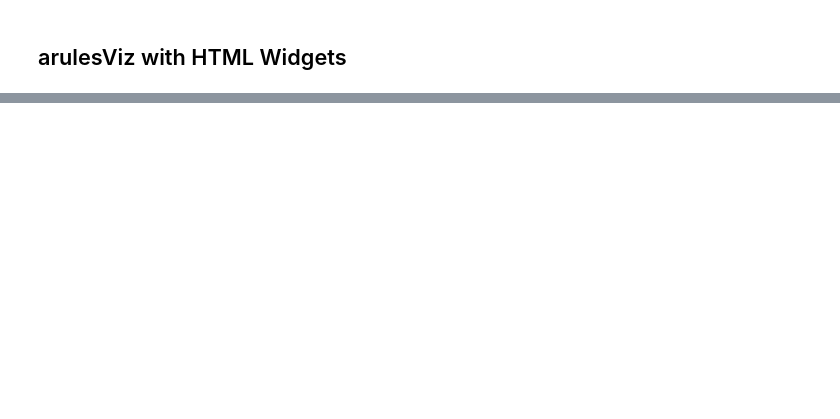
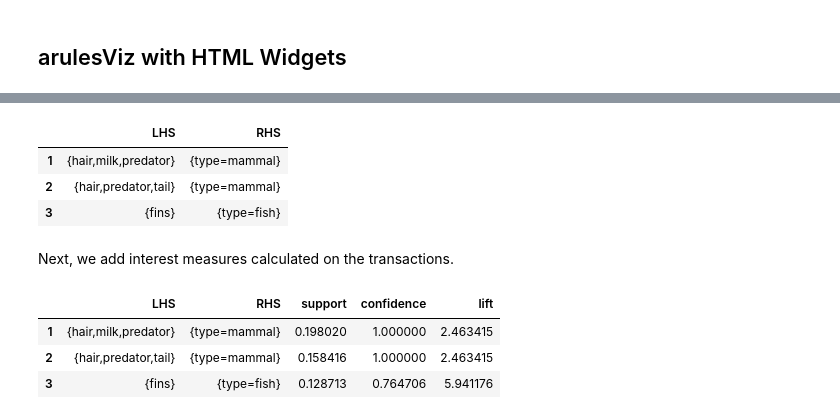
Before and after one commit to mhahsler/arulespy, a Jupyter notebook: examples/arulesViz.ipynb, the cells around one changed output, grey strips where cells are left out. Saved outputs shown, nothing was run; the diff lists cells and outputs as text; code cells hidden in the pictures; blank space fills up the shorter version.

Commit message:
Added example to create rules manually.

```diff
--- a/examples/arulesViz.ipynb
+++ b/examples/arulesViz.ipynb
@@ -133,0 +148,34 @@ IFrame("graph.html", "100%", 600)
+# %%
+import rpy2.robjects as ro
+
+new_rule_lhs = [
+    arules.set(['hair', 'milk', 'predator']),
+    arules.set(['hair', 'tail', 'predator']),
+    arules.set(['fins'])
+]
+new_rule_rhs = [
+    arules.set(['type=mammal']),
+    arules.set(['type=mammal']),
+    arules.set(['type=fish'])
+]
+
+lhs = arules.encode(new_rule_lhs, itemLabels = trans)
+rhs = arules.encode(new_rule_rhs, itemLabels = trans)
+
+r = arules.new_Rules(lhs, rhs)
+r.as_df()
+# %% [output]
+|  | LHS | RHS |
+| 1 | {hair,milk,predator} | {type=mammal} |
+| 2 | {hair,predator,tail} | {type=mammal} |
+| 3 | {fins} | {type=fish} |
+# %% [markdown]
+Next, we add interest measures calculated on the transactions.
+# %%
+arules.addQuality(r, arules.interestMeasure(r, ['support', 'confidence', 'lift'], trans))
+r.as_df()
+# %% [output]
+|  | LHS | RHS | support | confidence | lift |
+| 1 | {hair,milk,predator} | {type=mammal} | 0.198020 | 1.000000 | 2.463415 |
+| 2 | {hair,predator,tail} | {type=mammal} | 0.158416 | 1.000000 | 2.463415 |
+| 3 | {fins} | {type=fish} | 0.128713 | 0.764706 | 5.941176 |
```
Also changed, not shown: parts of 8 cells of this notebook, 8 other files.
